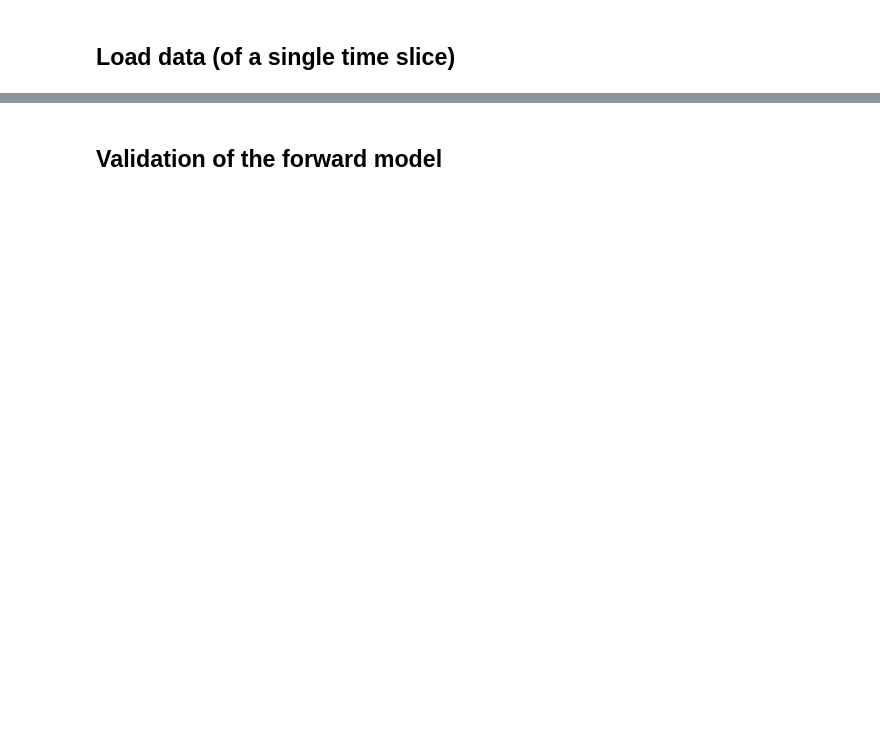
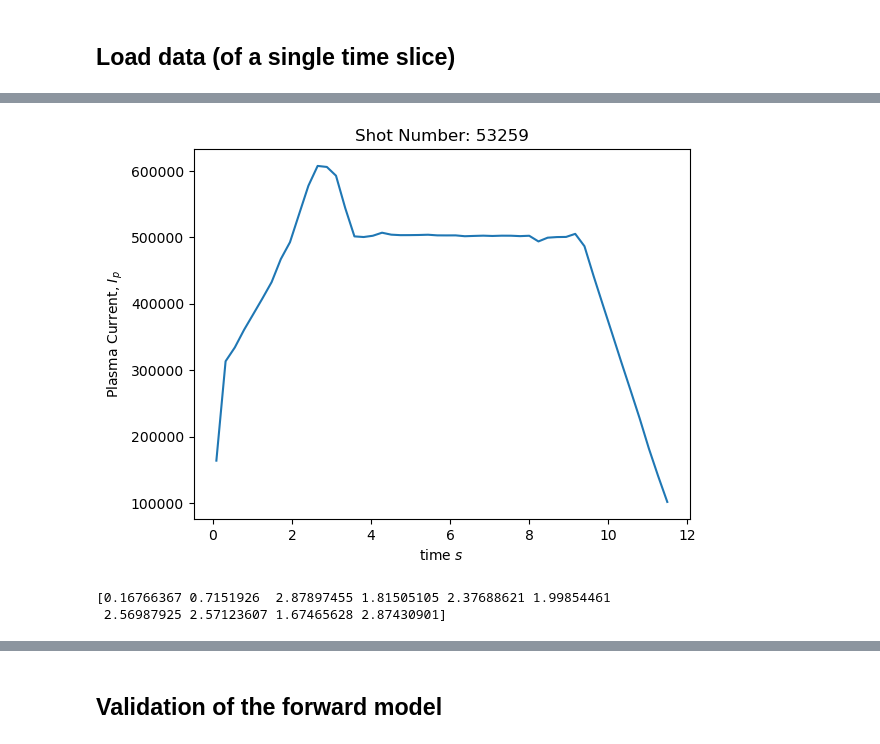
Before and after one commit to DanHarJor/Improving-Electron-Density-Profile-Inference-within-a-Tokamak-using-Bayesian-Techniques, a Jupyter notebook: ElectronDensityProfileInferenceRealData/InterferometryInference.ipynb, the cells around one changed output, grey strips where cells are left out. Saved outputs shown, nothing was run; the diff lists cells and outputs as text; code cells hidden in the pictures; blank space fills up the shorter version.

```diff
--- a/ElectronDensityProfileInferenceRealData/InterferometryInference.ipynb
+++ b/ElectronDensityProfileInferenceRealData/InterferometryInference.ipynb
@@ -222,5 +103,18 @@ def fig2np(fig):
+# %%
+shot = 53259 # Shot number
+plt.plot(equi_all.time_equi,equi_all.ip)
+plt.title('Shot Number: '+str(shot))
+plt.ylabel(r'Plasma Current, $I_p$')
+plt.xlabel(r'time $s$')
+plt.show()
+# %% [output]
+[figure, added]
 # %%
 lid_data = interf.lid.compressed()
+print(lid_data)
+# %% [output]
+[0.16766367 0.7151926  2.87897455 1.81505105 2.37688621 1.99854461
+ 2.56987925 2.57123607 1.67465628 2.87430901]
 # %%
 def chol_inv(A):
     L = np.linalg.cholesky(A)
```
Also changed, not shown: parts of 11 cells of this notebook.
